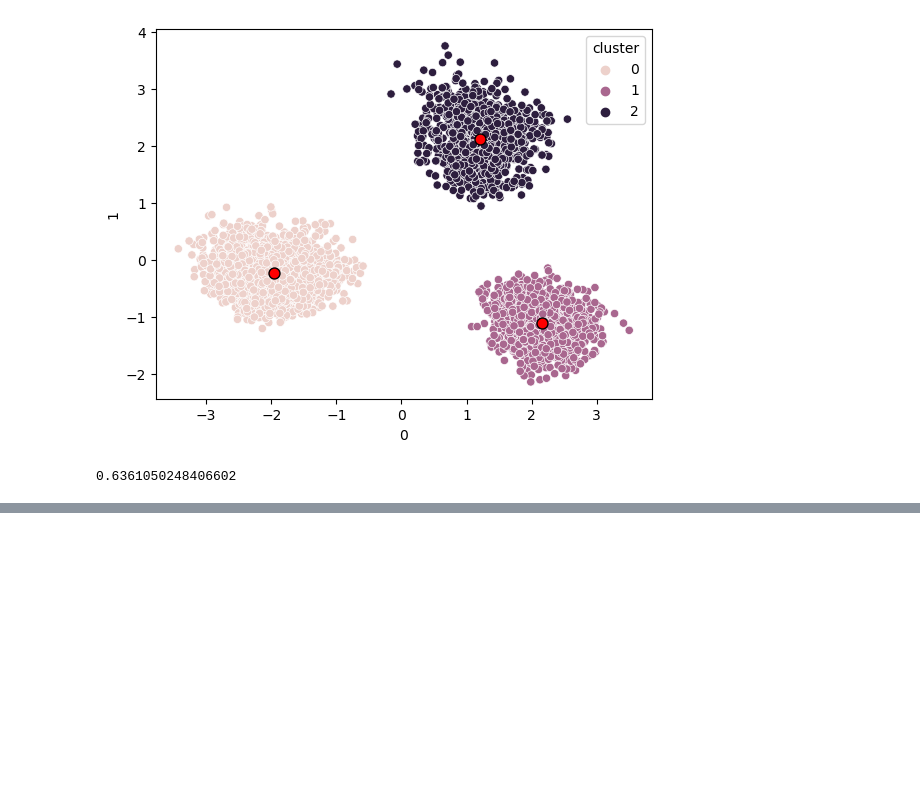
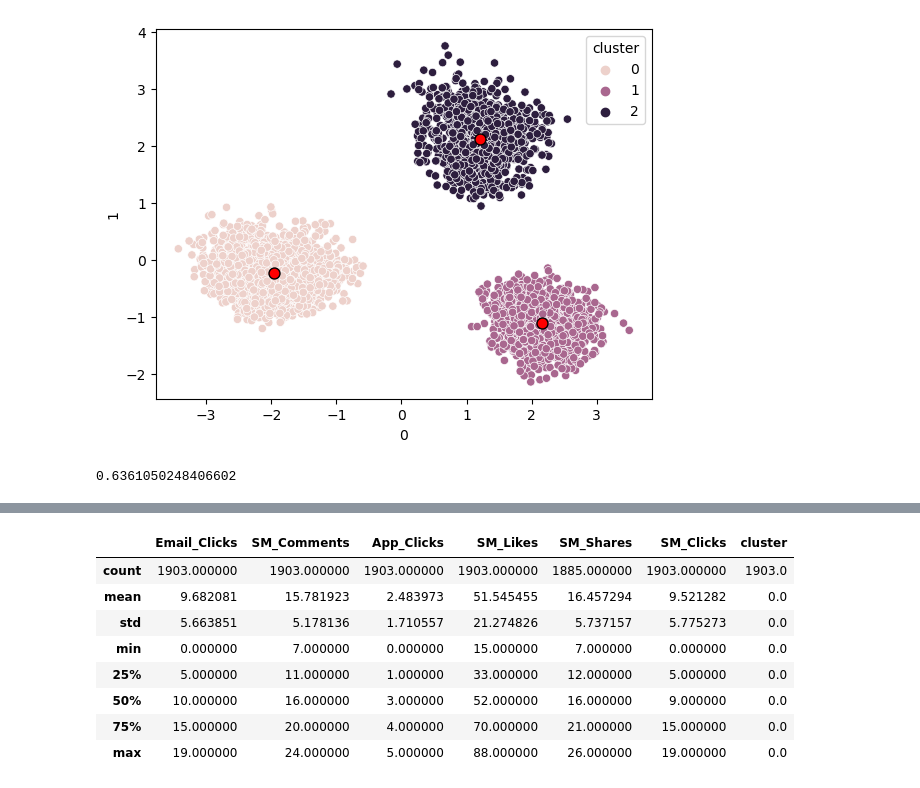
Before and after one commit to MCanGit/MLDS_NOVAIMS, a Jupyter notebook: digital_ss.ipynb, the cells around one changed output, grey strips where cells are left out. Cells and saved outputs as stored; diff of their text form; code cells hidden in the pictures; blank space fills up the shorter version.

```diff
--- a/digital_ss.ipynb
+++ b/digital_ss.ipynb
@@ -140,0 +185,12 @@ sil_score
+# %%
+df0.describe()
+# %% [output]
+|  | Email_Clicks | SM_Comments | App_Clicks | SM_Likes | SM_Shares | SM_Clicks | cluster |
+| count | 1903.000000 | 1903.000000 | 1903.000000 | 1903.000000 | 1885.000000 | 1903.000000 | 1903.0 |
+| mean | 9.682081 | 15.781923 | 2.483973 | 51.545455 | 16.457294 | 9.521282 | 0.0 |
+| std | 5.663851 | 5.178136 | 1.710557 | 21.274826 | 5.737157 | 5.775273 | 0.0 |
+| min | 0.000000 | 7.000000 | 0.000000 | 15.000000 | 7.000000 | 0.000000 | 0.0 |
+| 25% | 5.000000 | 11.000000 | 1.000000 | 33.000000 | 12.000000 | 5.000000 | 0.0 |
+| 50% | 10.000000 | 16.000000 | 3.000000 | 52.000000 | 16.000000 | 9.000000 | 0.0 |
+| 75% | 15.000000 | 20.000000 | 4.000000 | 70.000000 | 21.000000 | 15.000000 | 0.0 |
+| max | 19.000000 | 24.000000 | 5.000000 | 88.000000 | 26.000000 | 19.000000 | 0.0 |
```
Also changed, not shown: parts of 5 cells of this notebook, 1 other file.
